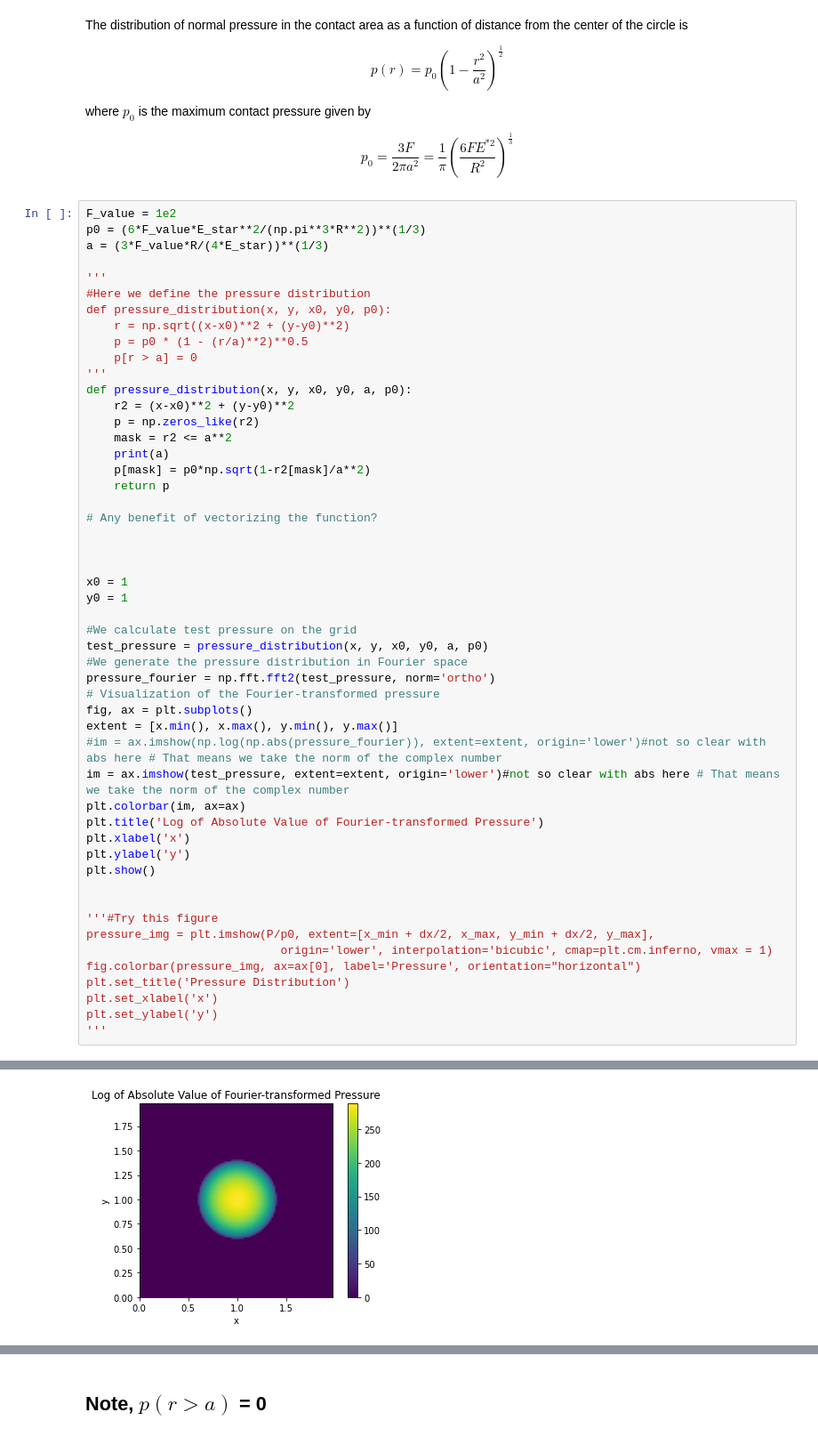
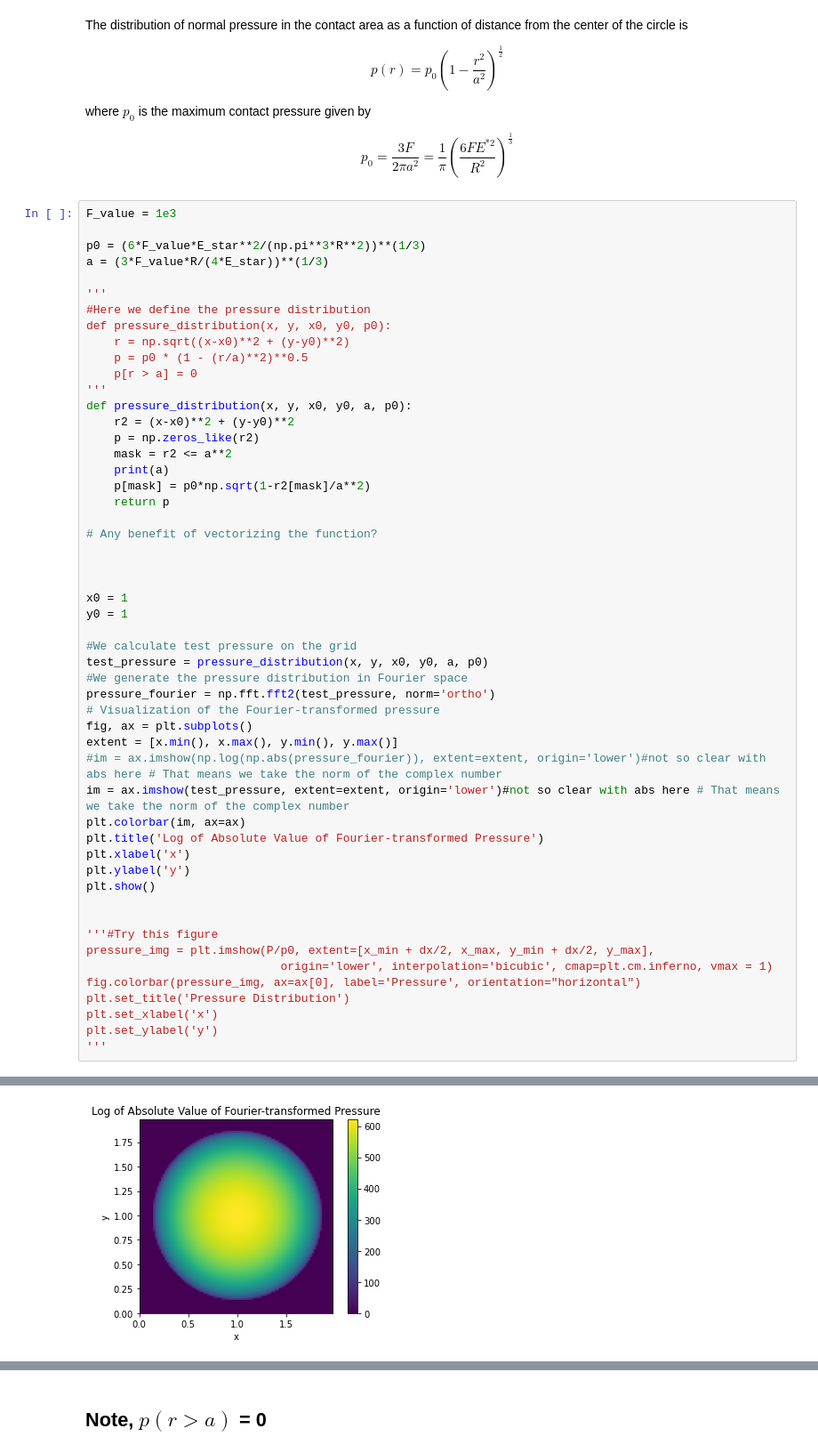
Before and after one commit to NathanLZC/Master-internship-repo-at-Institut-dAlembert, a Jupyter notebook: Week2/task1_Hertz_contact.ipynb, the cells around one changed output, grey strips where cells are left out. Shown at 89% size. Drawn from its saved outputs; the diff is of its cells as text.

```diff
--- a/Week2/task1_Hertz_contact.ipynb
+++ b/Week2/task1_Hertz_contact.ipynb
@@ -237,7 +261,8 @@ $$
 p_0=\frac{3 F}{2 \pi a^2}=\frac{1}{\pi}\left(\frac{6 F E^{* 2}}{R^2}\right)^{\frac{1}{3}}
 $$
 # %%
-F_value = 1e2
+F_value = 1e3
+
 p0 = (6*F_value*E_star**2/(np.pi**3*R**2))**(1/3)
 a = (3*F_value*R/(4*E_star))**(1/3)
 
@@ -292,4 +317,4 @@ plt.set_ylabel('y')
-[figure, old version]
+[figure, new version]
 '#Try this figure\npressure_img = plt.imshow(P/p0, extent=[x_min + dx/2, x_max, y_min + dx/2, y_max], \n                            origin=\'lower\', interpolation=\'bicubic\', cmap=plt.cm.inferno, vm ...
 # %% [markdown]
 ## Note, $p(r>a)$ = 0
```
Also changed, not shown: parts of 12 cells of this notebook.
